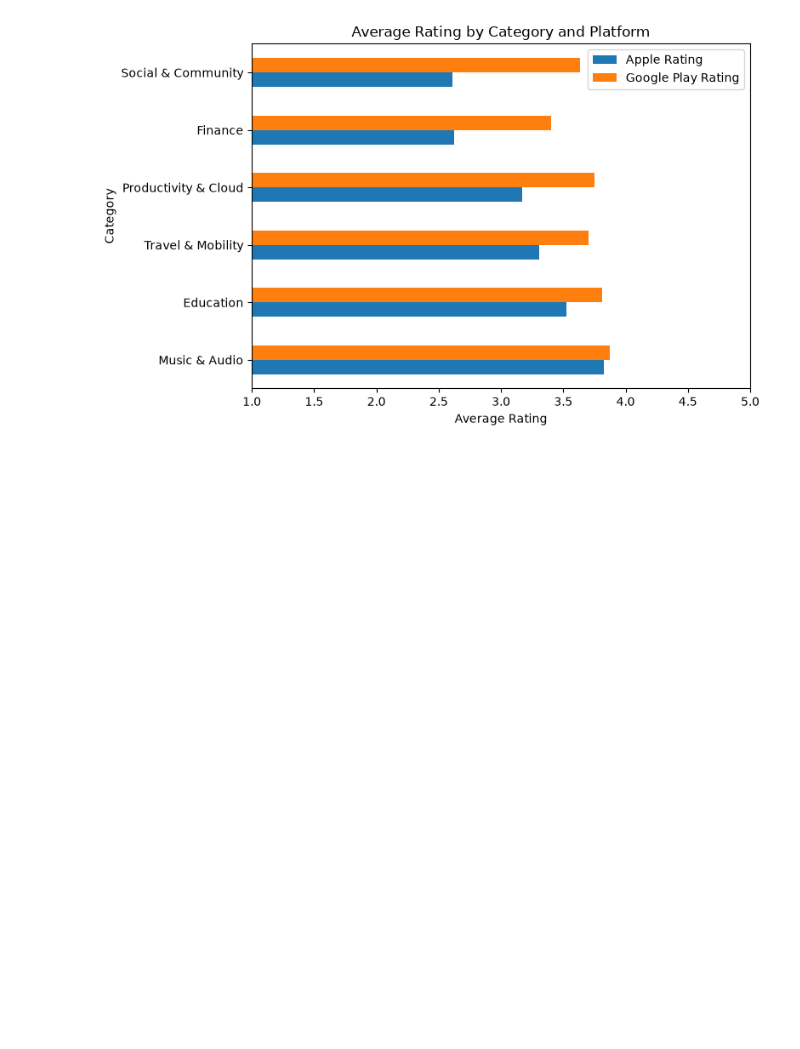
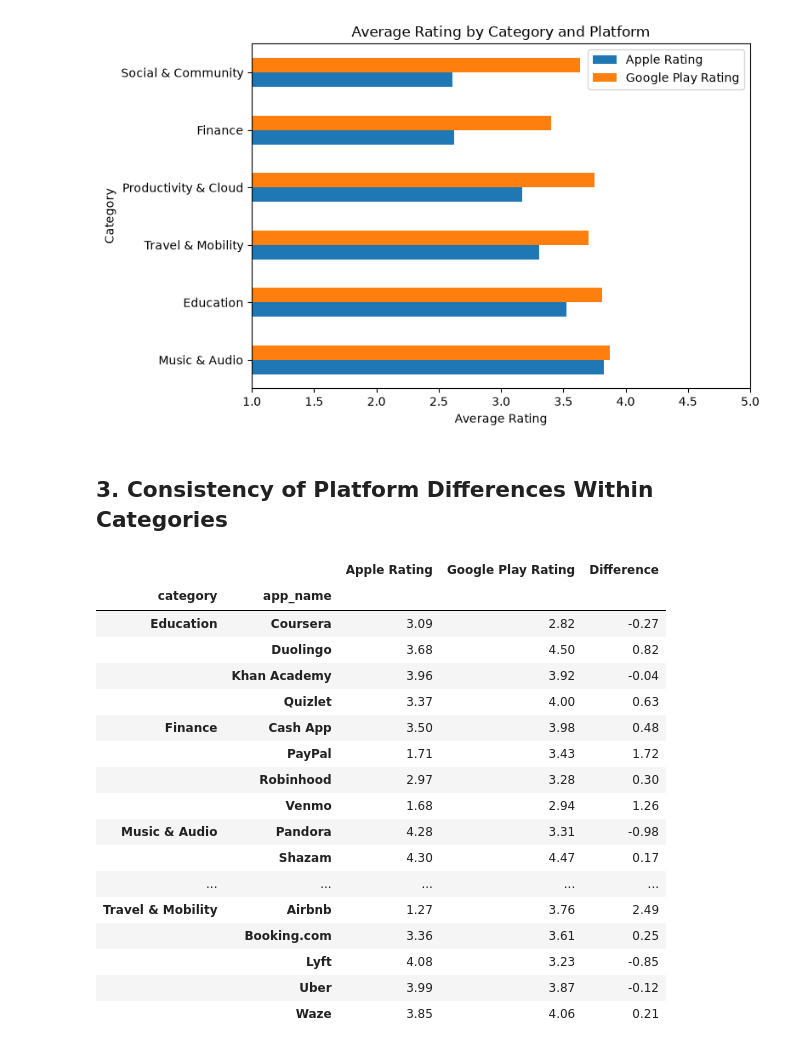
Before and after one commit to olizzh0105/review-data-source-analysis, a Jupyter notebook: notebooks/03_category_analysis.ipynb, the cells around one changed output. Drawn from its saved outputs; the diff is of its cells as text; code cells hidden in the pictures; blank space fills up the shorter version.

Commit message:
Update cross-platform EDA and rating analysis

```diff
--- a/notebooks/03_category_analysis.ipynb
+++ b/notebooks/03_category_analysis.ipynb
@@ -161,3 +161,51 @@ plt.tight_layout()
 plt.show()
 # %% [output]
 [figure]
+# %% [markdown]
+## 3. Consistency of Platform Differences Within Categories
+# %%
+# App-level rating differences
+apple_app_rating = (
+    apple.groupby(["category", "app_name"])["rating"]
+    .mean()
+    .rename("Apple Rating")
+)
+
+google_app_rating = (
+    google.groupby(["category", "app_name"])["rating"]
+    .mean()
+    .rename("Google Play Rating")
+)
+
+app_category_rating = pd.concat(
+    [apple_app_rating, google_app_rating],
+    axis=1
+)
+
+app_category_rating["Difference"] = (
+    app_category_rating["Google Play Rating"]
+    - app_category_rating["Apple Rating"]
+)
+
+display(
+    app_category_rating.round(2)
+)
+# %% [output]
+|  |  | Apple Rating | Google Play Rating | Difference |
+| category | app_name |  |  |  |
+| Education | Coursera | 3.09 | 2.82 | -0.27 |
+|  | Duolingo | 3.68 | 4.50 | 0.82 |
+|  | Khan Academy | 3.96 | 3.92 | -0.04 |
+|  | Quizlet | 3.37 | 4.00 | 0.63 |
+| Finance | Cash App | 3.50 | 3.98 | 0.48 |
+|  | PayPal | 1.71 | 3.43 | 1.72 |
+|  | Robinhood | 2.97 | 3.28 | 0.30 |
+|  | Venmo | 1.68 | 2.94 | 1.26 |
+| Music & Audio | Pandora | 4.28 | 3.31 | -0.98 |
+|  | Shazam | 4.30 | 4.47 | 0.17 |
+| ... | ... | ... | ... | ... |
+| Travel & Mobility | Airbnb | 1.27 | 3.76 | 2.49 |
+|  | Booking.com | 3.36 | 3.61 | 0.25 |
+|  | Lyft | 4.08 | 3.23 | -0.85 |
+|  | Uber | 3.99 | 3.87 | -0.12 |
+|  | Waze | 3.85 | 4.06 | 0.21 |
```
Also changed, not shown: parts of 9 cells of this notebook.
